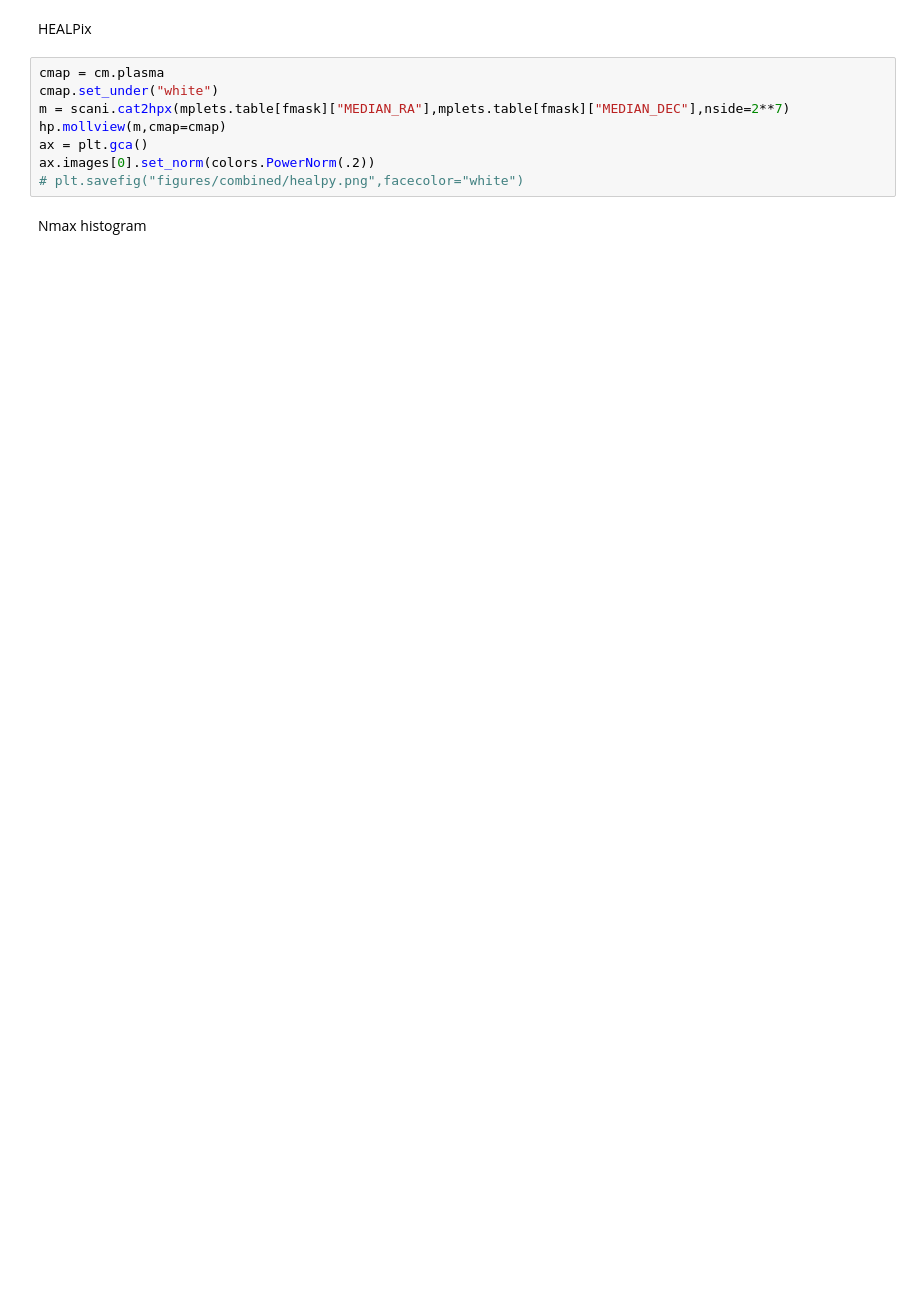
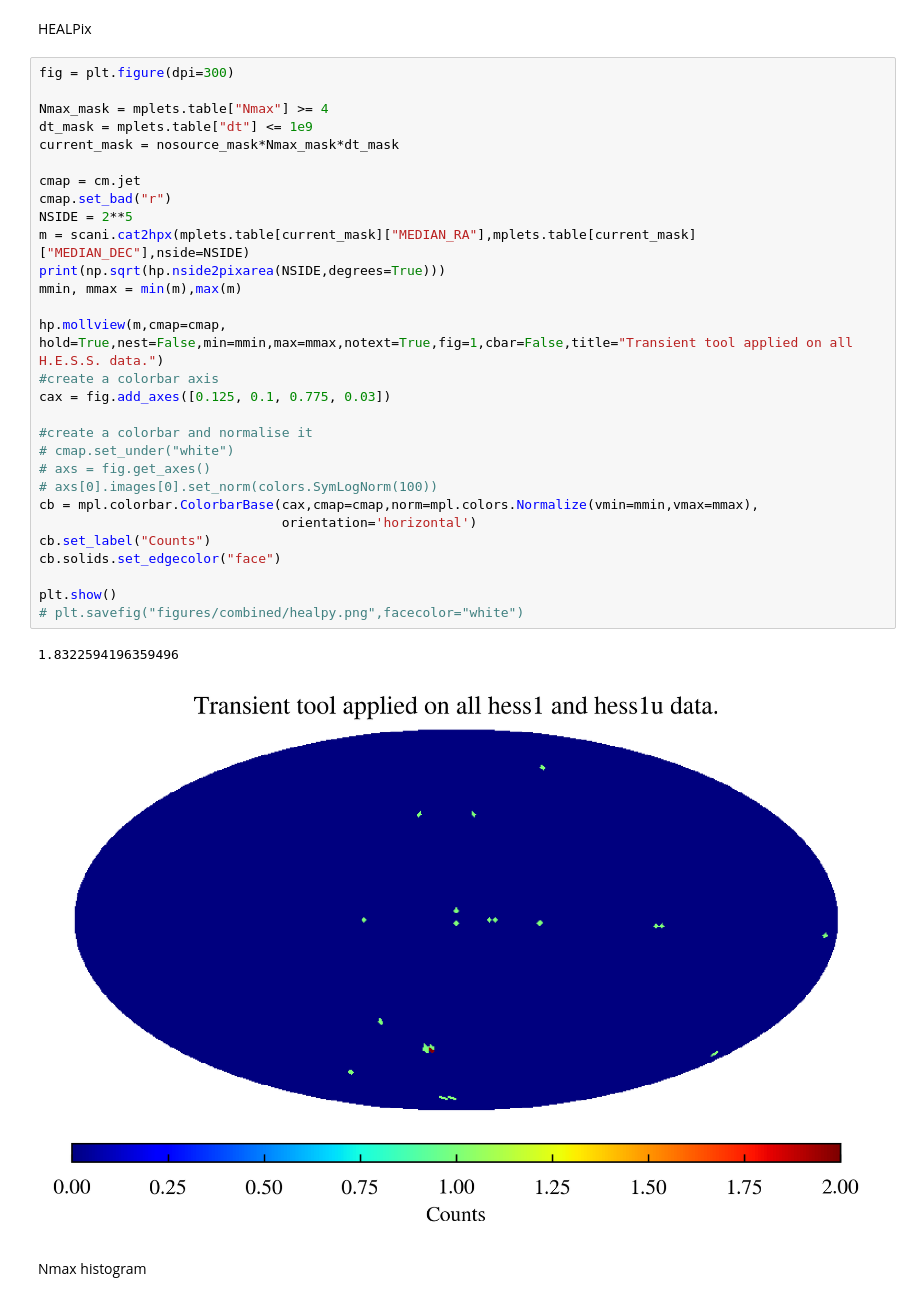
Before and after one commit to annanayjaitly/gamma_transients, a Jupyter notebook: testing/read_scanner_results.ipynb, the cells around one changed output. Saved outputs shown, nothing was run; the diff lists cells and outputs as text; blank space fills up the shorter version.

Commit message:
bugfix and healpy expansion

```diff
--- a/testing/read_scanner_results.ipynb
+++ b/testing/read_scanner_results.ipynb
@@ -137,14 +87,38 @@ ax.legend()
 # plt.savefig("figures/combined/sourcedist_hist.png",facecolor="white")
 # %% [markdown]
 HEALPix
-# %%
-cmap = cm.plasma
-cmap.set_under("white")
-m = scani.cat2hpx(mplets.table[fmask]["MEDIAN_RA"],mplets.table[fmask]["MEDIAN_DEC"],nside=2**7)
-hp.mollview(m,cmap=cmap)
-ax = plt.gca()
-ax.images[0].set_norm(colors.PowerNorm(.2))
-# plt.savefig("figures/combined/healpy.png",facecolor="white")
+# %%
+fig = plt.figure(dpi=300)
+
+Nmax_mask = mplets.table["Nmax"] >= 4
+dt_mask = mplets.table["dt"] <= 1e9
+current_mask = nosource_mask*Nmax_mask*dt_mask
+
+cmap = cm.jet
+cmap.set_bad("r")
+NSIDE = 2**5
+m = scani.cat2hpx(mplets.table[current_mask]["MEDIAN_RA"],mplets.table[current_mask]["MEDIAN_DEC"],nside=NSIDE)
+print(np.sqrt(hp.nside2pixarea(NSIDE,degrees=True)))
+mmin, mmax = min(m),max(m)
+
+hp.mollview(m,cmap=cmap, hold=True,nest=False,min=mmin,max=mmax,notext=True,fig=1,cbar=False,title="Transient tool applied on all H.E.S.S. data.")
+#create a colorbar axis
+cax = fig.add_axes([0.125, 0.1, 0.775, 0.03])
+
+#create a colorbar and normalise it
+# cmap.set_under("white")
+# axs = fig.get_axes()
+# axs[0].images[0].set_norm(colors.SymLogNorm(100))
+cb = mpl.colorbar.ColorbarBase(cax,cmap=cmap,norm=mpl.colors.Normalize(vmin=mmin,vmax=mmax),
+                               orientation='horizontal')
+cb.set_label("Counts")
+cb.solids.set_edgecolor("face")
+
+plt.show()
+# plt.savefig("figures/combined/healpy.png",facecolor="white")
+# %% [output]
+1.8322594196359496
+[figure, added]
 # %% [markdown]
 Nmax histogram
 # %%
```
Also changed, not shown: parts of 15 cells of this notebook, 1 other file.
